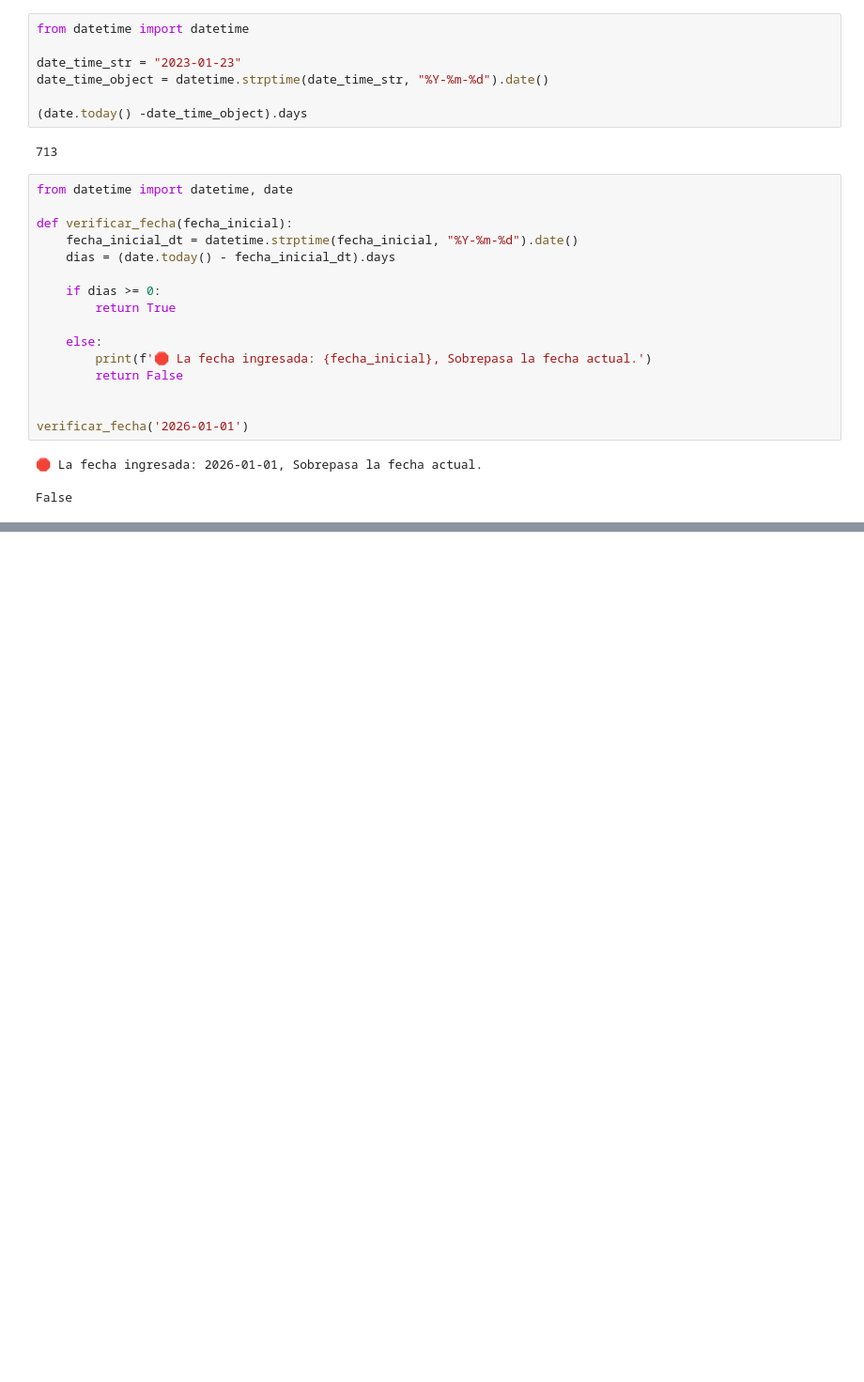
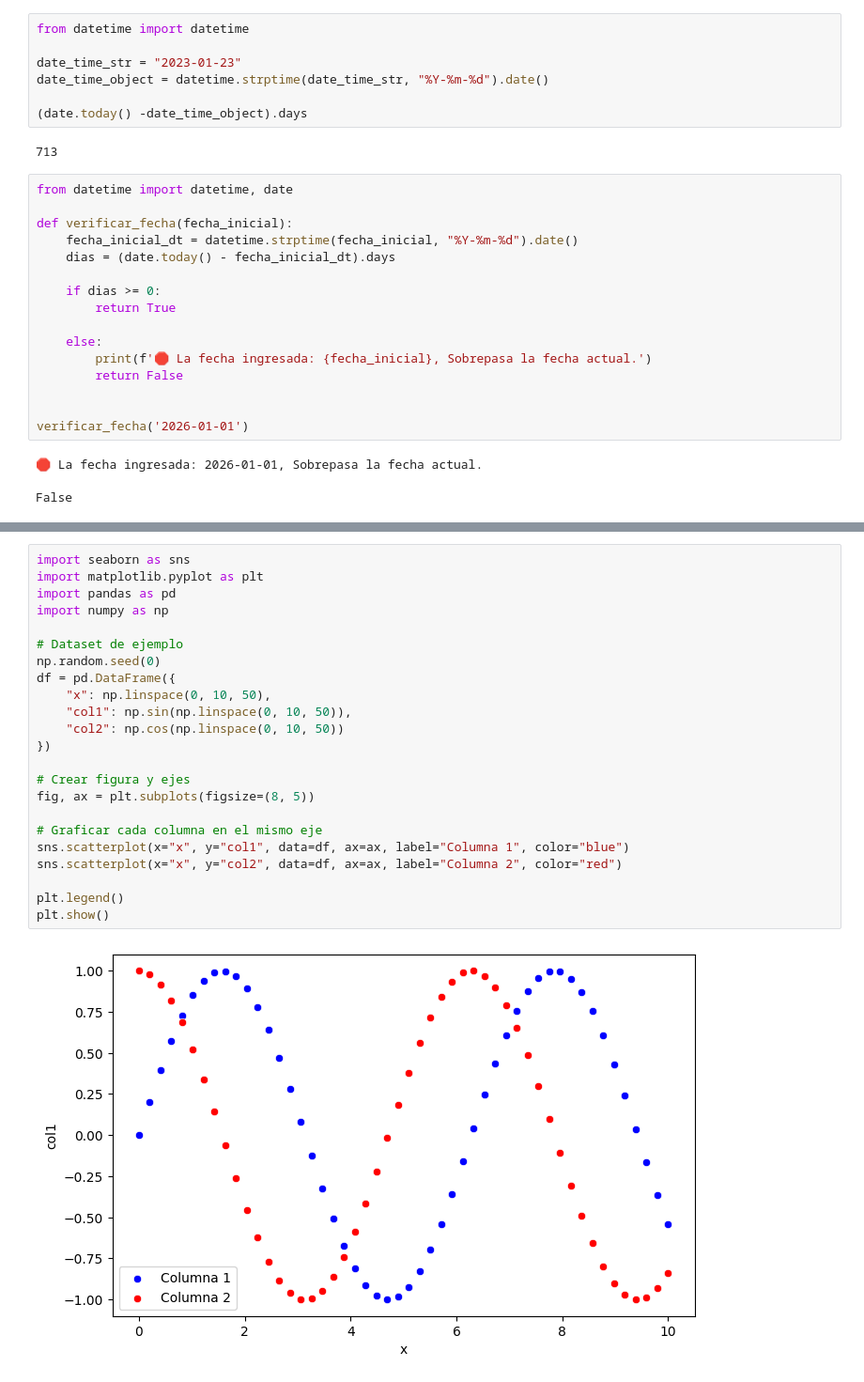
Before and after one commit to sperezp23/Analizador_de_cometas, a Jupyter notebook: Ensayos/Lista_Cometas_Cobs.ipynb, the cells around one changed output, grey strips where cells are left out. Shown at 94% size. Saved outputs shown, nothing was run; the diff lists cells and outputs as text; blank space fills up the shorter version.

```diff
--- a/Ensayos/Lista_Cometas_Cobs.ipynb
+++ b/Ensayos/Lista_Cometas_Cobs.ipynb
@@ -111,0 +157,25 @@ False
+# %%
+import seaborn as sns
+import matplotlib.pyplot as plt
+import pandas as pd
+import numpy as np
+
+# Dataset de ejemplo
+np.random.seed(0)
+df = pd.DataFrame({
+    "x": np.linspace(0, 10, 50),
+    "col1": np.sin(np.linspace(0, 10, 50)),
+    "col2": np.cos(np.linspace(0, 10, 50))
+})
+
+# Crear figura y ejes
+fig, ax = plt.subplots(figsize=(8, 5))
+
+# Graficar cada columna en el mismo eje
+sns.scatterplot(x="x", y="col1", data=df, ax=ax, label="Columna 1", color="blue")
+sns.scatterplot(x="x", y="col2", data=df, ax=ax, label="Columna 2", color="red")
+
+plt.legend()
+plt.show()
+# %% [output]
+[figure, added]
```
Also changed, not shown: parts of 2 cells of this notebook, 6 other files.
